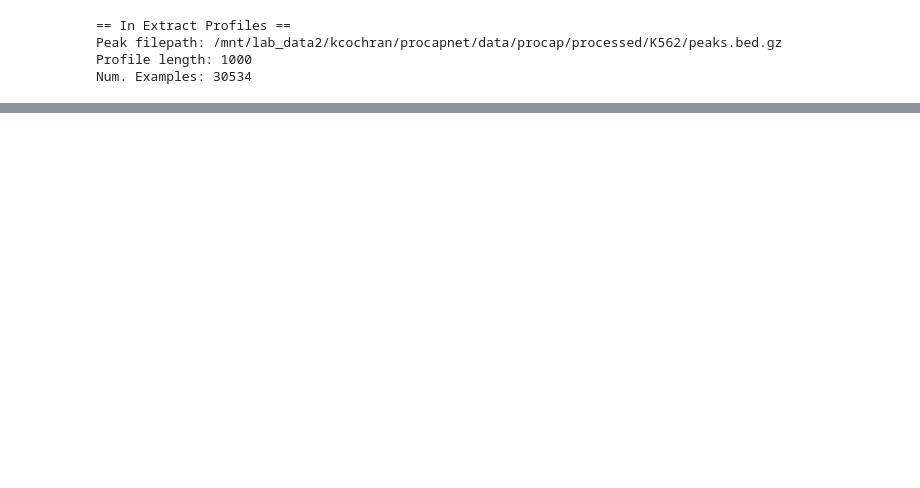
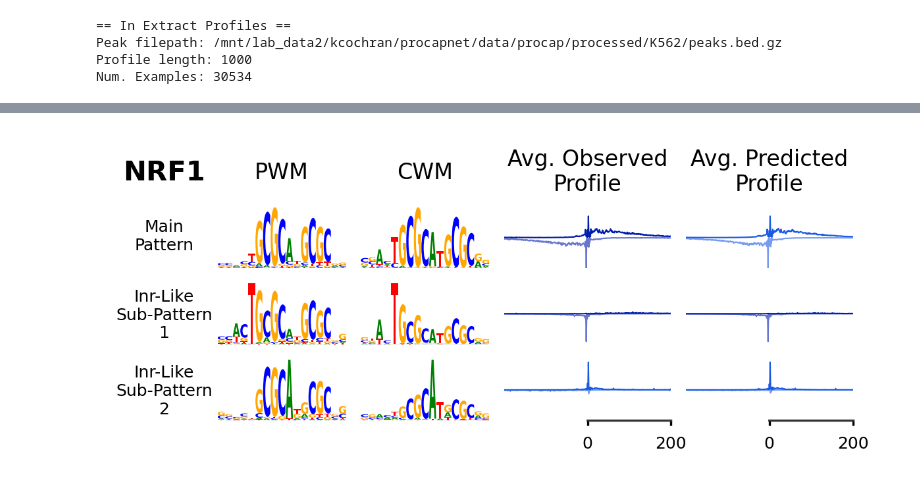
Before and after one commit to kundajelab/ProCapNet, a Jupyter notebook: src/figure_notebooks/Fig3_modisco_subclusters_inrs.ipynb, the cells around one changed output, grey strips where cells are left out. Drawn from its saved outputs; the diff is of its cells as text; code cells hidden in the pictures; blank space fills up the shorter version.

```diff
--- a/src/figure_notebooks/Fig3_modisco_subclusters_inrs.ipynb
+++ b/src/figure_notebooks/Fig3_modisco_subclusters_inrs.ipynb
@@ -325,3 +354,30 @@ plot_multi_subclusters(modisco_results_path, 4, [3, 7], save_dir = figures_dir)
+# %%
+def plot_multi_subclusters(modisco_results_path, pattern_i, subpattern_is, motif_names, save_dir = None):
+    # arguments:
+    #  - pattern_i: the index of the overall modisco hit/result/pattern/motif to plot
+    #  - subpattern_is: list of the indexes of the subpatterns/submotifs to plot
+    #      (you can figure out what subpatterns you want by just plotting all of them initially)
+
+    pattern_info = load_pattern_info_from_modisco_results(modisco_results_path, pattern_i)
+
+    subpattern_infos = []
+    for subpattern_i in subpattern_is:
+        subpattern_infos.append(load_subpattern_info_from_modisco_results(modisco_results_path,
+                                                                          pattern_i, subpattern_i))
+
+
+    if save_dir is not None:
+        save_path = save_dir + "3_subclusters_" + motif_names[pattern_i].replace("/", "-") + ".png"
+    else:
+        save_path = None
+
+    plot_pattern_mult_subpatterns_and_profs(pattern_info, subpattern_infos,
+                                            motif_names[pattern_i], save_path = save_path)
+
+
+plot_multi_subclusters(modisco_results_path, 4, [3, 7], motif_names, save_dir = figures_dir)
+# %% [output]
+[figure, added]
 # %%
 plot_multi_subclusters(modisco_results_path, 8, [1, 6], save_dir = figures_dir)
 # %% [output]
```
Also changed, not shown: parts of 53 cells of this notebook, 2 other files.
